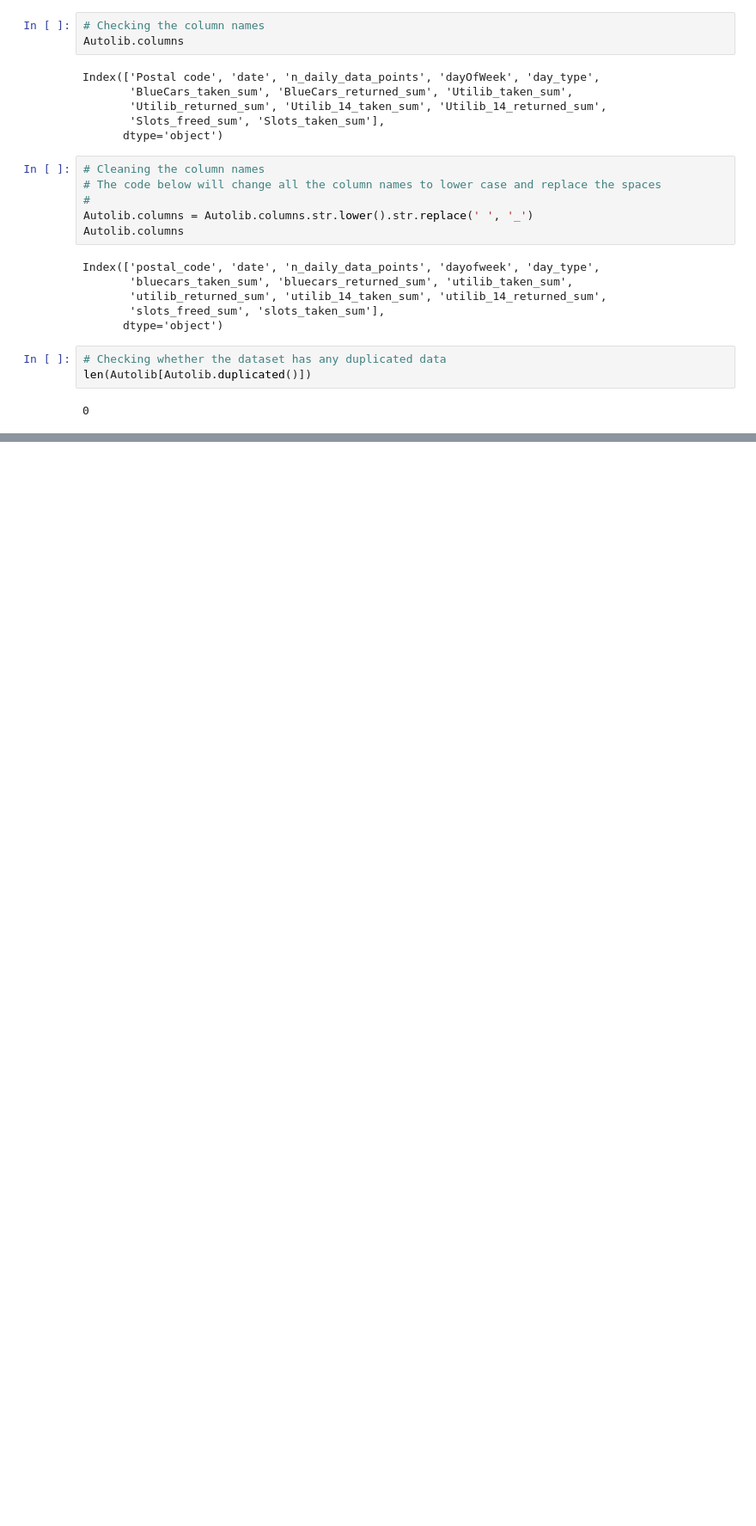
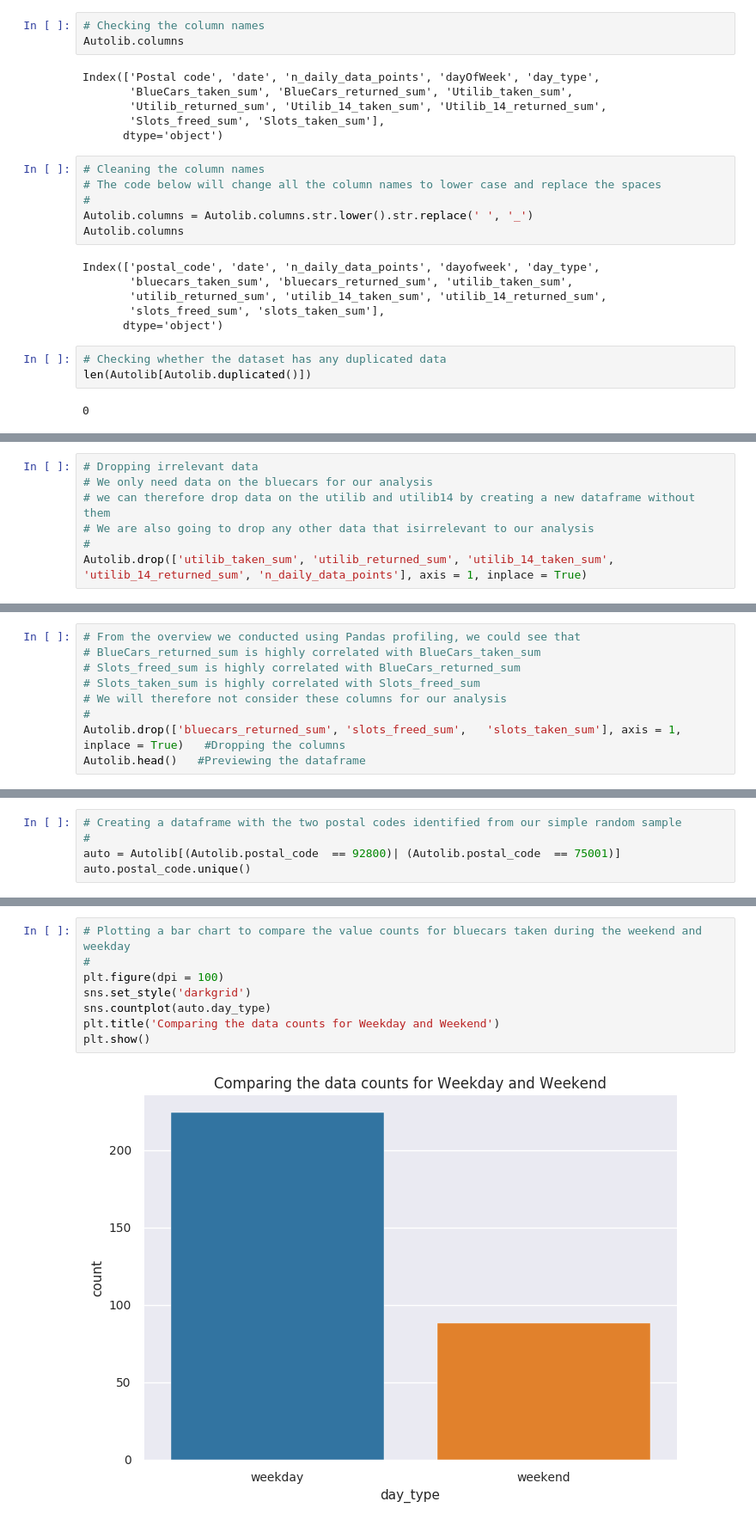
Before and after one commit to LucilleKaleha/Week_3_Independent_Project, a Jupyter notebook: W3_IP.ipynb, the cells around one changed output, grey strips where cells are left out. Shown at 86% size. Drawn from its saved outputs; the diff is of its cells as text; blank space fills up the shorter version.

```diff
--- a/W3_IP.ipynb
+++ b/W3_IP.ipynb
@@ -208,0 +210,7 @@ sns.violinplot()
+# %%
+# Dropping irrelevant data
+# We only need data on the bluecars for our analysis
+# we can therefore drop data on the utilib and utilib14 by creating a new dataframe without them
+# We are also going to drop any other data that isirrelevant to our analysis
+#
+Autolib.drop(['utilib_taken_sum', 'utilib_returned_sum', 'utilib_14_taken_sum', 'utilib_14_returned_sum', 'n_daily_data_points'], axis = 1, inplace = True)
@@ -208,0 +228,9 @@ sns.violinplot()
+# %%
+# From the overview we conducted using Pandas profiling, we could see that
+# BlueCars_returned_sum is highly correlated with BlueCars_taken_sum
+# Slots_freed_sum is highly correlated with BlueCars_returned_sum
+# Slots_taken_sum is highly correlated with Slots_freed_sum
+# We will therefore not consider these columns for our analysis
+#
+Autolib.drop(['bluecars_returned_sum', 'slots_freed_sum',	'slots_taken_sum'], axis = 1, inplace = True)   #Dropping the columns
+Autolib.head()   #Previewing the dataframe
@@ -208,0 +255,5 @@ sns.violinplot()
+# %%
+# Creating a dataframe with the two postal codes identified from our simple random sample
+#
+auto = Autolib[(Autolib.postal_code  == 92800)| (Autolib.postal_code  == 75001)]
+auto.postal_code.unique()
@@ -216,0 +316,10 @@ sns.violinplot()
+# %%
+# Plotting a bar chart to compare the value counts for bluecars taken during the weekend and weekday
+#
+plt.figure(dpi = 100)
+sns.set_style('darkgrid')
+sns.countplot(auto.day_type)
+plt.title('Comparing the data counts for Weekday and Weekend')
+plt.show()
+# %% [output]
+[figure, added]
```
Also changed, not shown: parts of 46 cells of this notebook.
